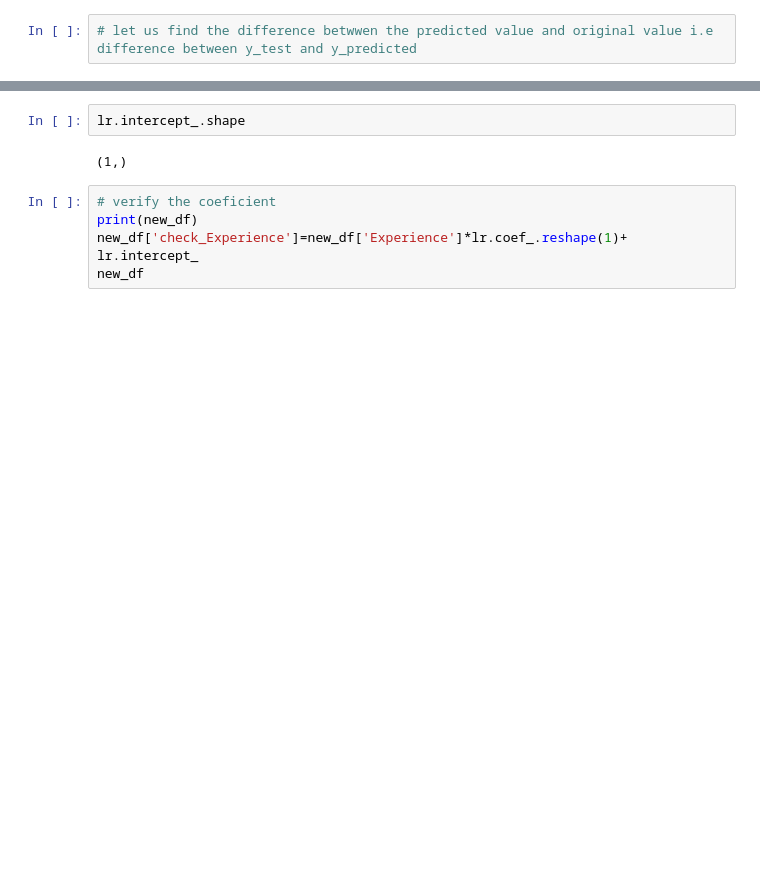
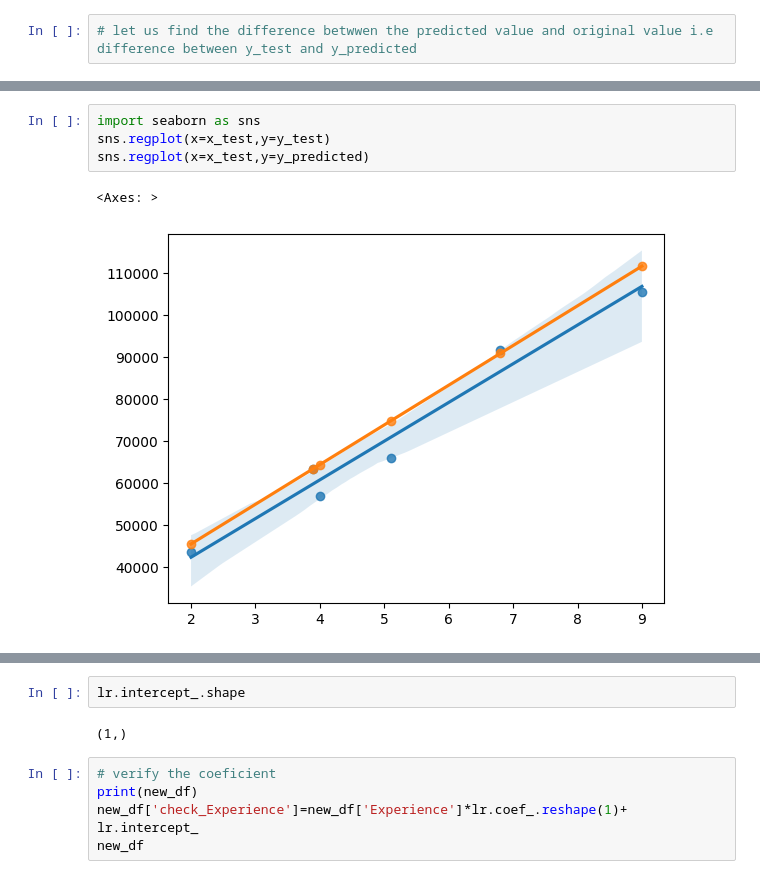
Before and after one commit to 2004harshit/Acmegrade-Training, a Jupyter notebook: 1_Linear_Regression/main.ipynb, the cells around one changed output, grey strips where cells are left out. Drawn from its saved outputs; the diff is of its cells as text; blank space fills up the shorter version.

```diff
--- a/1_Linear_Regression/main.ipynb
+++ b/1_Linear_Regression/main.ipynb
@@ -137,3 +137,10 @@ plt.plot(x_test,y_predicted,'r')
+# %%
+import seaborn as sns
+sns.regplot(x=x_test,y=y_test)
+sns.regplot(x=x_test,y=y_predicted)
+# %% [output]
+<Axes: >
+[figure, added]
 # %%
 # y=mx+c
 lr.coef_.reshape(1)
```
Also changed, not shown: parts of 13 cells of this notebook, 2 other files.
